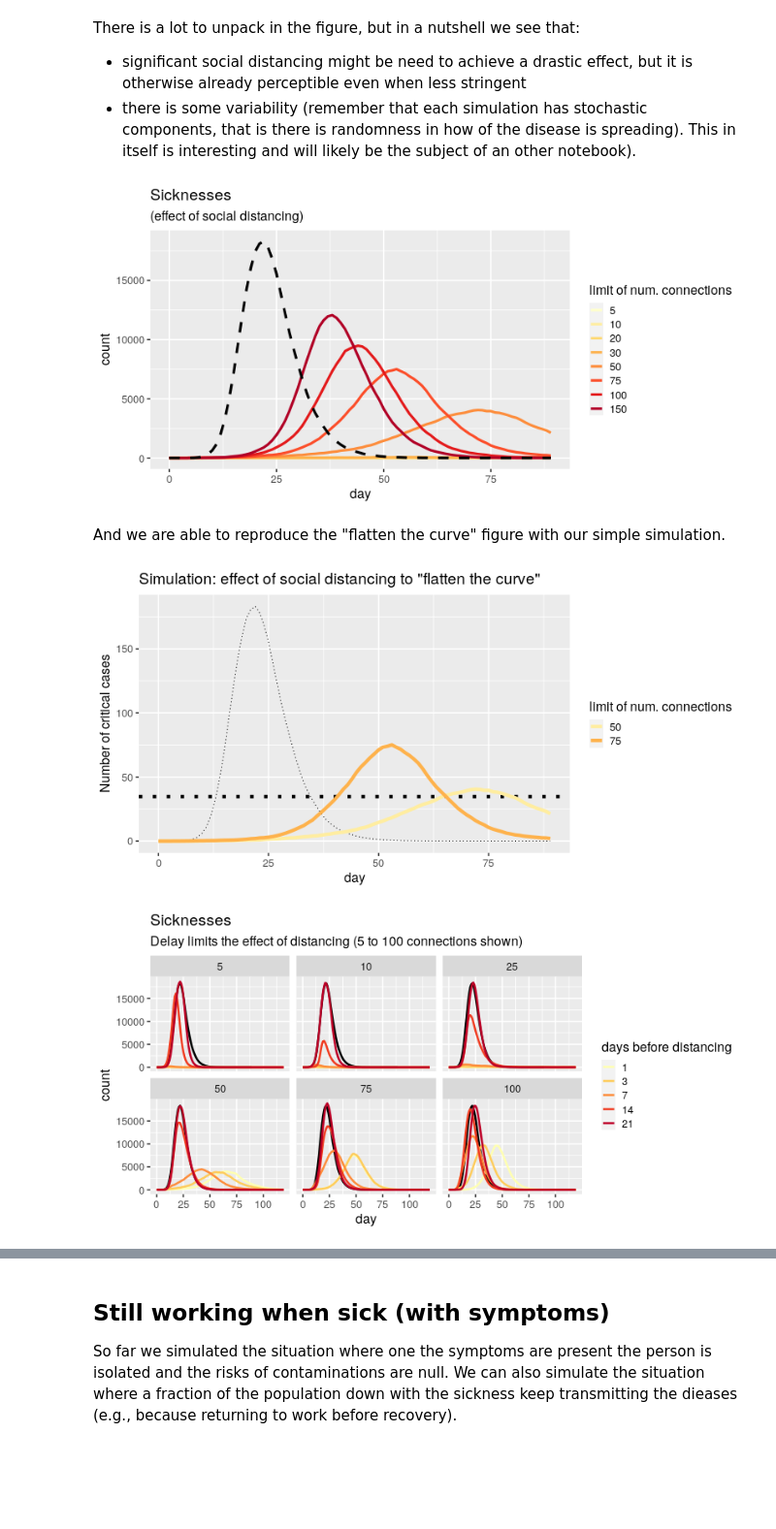
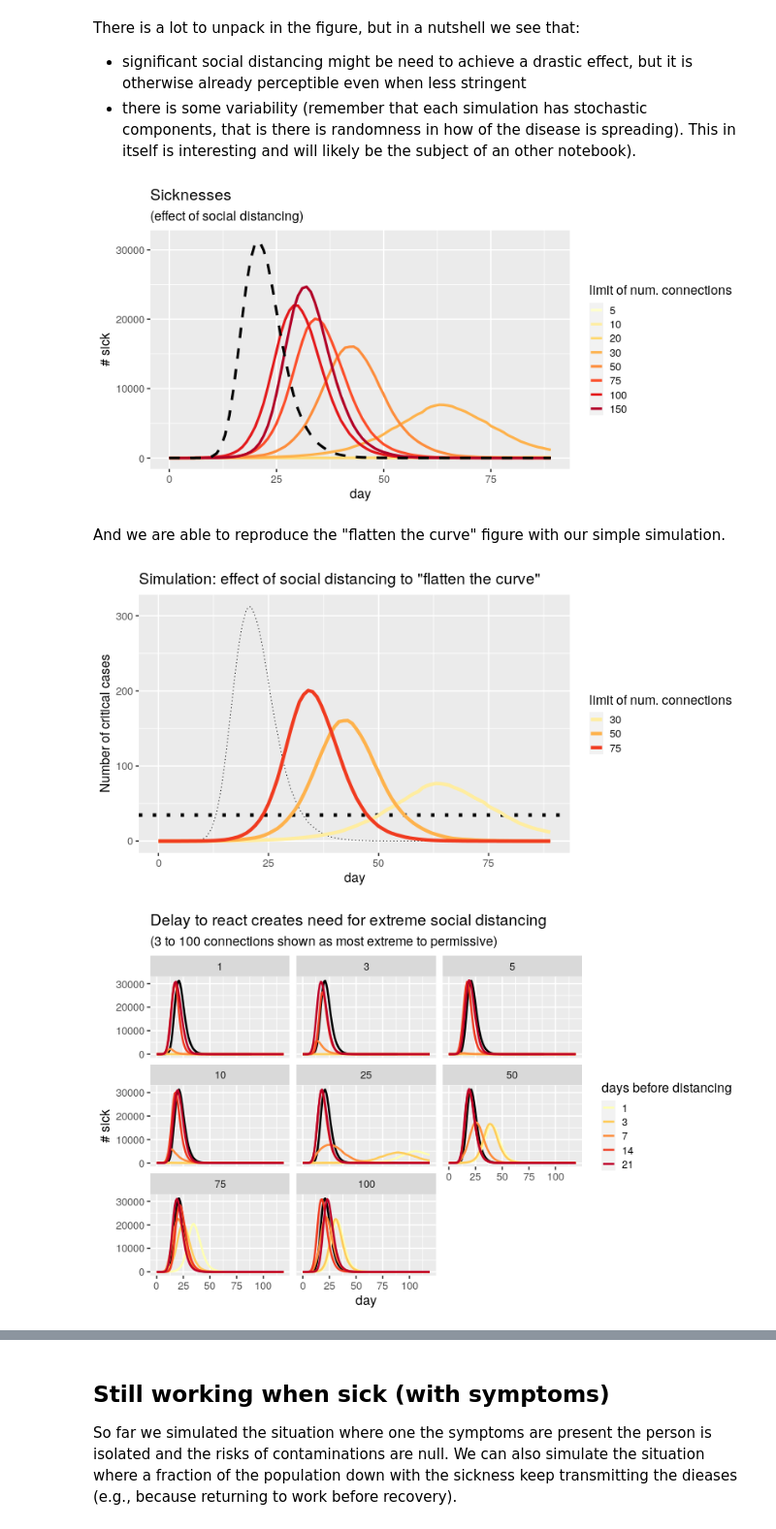
Before and after one commit to lgautier/rhinoceros, a Jupyter notebook: flat curver.ipynb, the cells around one changed output, grey strips where cells are left out. Shown at 97% size. Saved outputs shown, nothing was run; the diff lists cells and outputs as text; code cells hidden in the pictures; blank space fills up the shorter version.

```diff
--- a/flat curver.ipynb
+++ b/flat curver.ipynb
@@ -234,14 +166,13 @@ like rolling a 30-sided dice for every connection and rolling a 1 mean a contami
 
 First we run our simulation on our toy city and visualize every few days how the epidemic it spreading.
 # %%
-contagiousness = 1/30
 # 3 months (3 times 30 days) should enough for our incubation and sickness durations, and the
 # kind of network we are considering.
 duration_of_simulation = 20
 no_intervention = Monitor()
 for day in range(duration_of_simulation):
     no_intervention.record(day, toy_city)
-    simulate_day_sick_home(toy_city, contagiousness)
+    simulate_day_sick_home(toy_city, disease)
     if day % 5 == 0:
         print('day %i: %i infected (%i incubating, %i sick)' %
               (day, len(toy_city.incubating) + len(toy_city.sick),
@@ -259,9 +190,8 @@ day 15: 44 infected (19 incubating, 25 sick)
 # %%
-contagiousness = 1/30
 # 3 months (3 times 30 days) should enough for our incubation and sickness durations, and the
 # kind of network we are considering.
 duration_of_simulation = 3*30
 no_intervention = Monitor()
 for day in range(duration_of_simulation):
     no_intervention.record(day, city)
-    simulate_day_sick_home(city, contagiousness)
+    simulate_day_sick_home(city, disease)
@@ -283,7 +198,7 @@ def build_dataframe(monitor):
 # %% [markdown]
 Now we can plot the results of our simulation in the form of the number of people that are still susceptible, incubating, and sick.
 # %%
-dataf_no_intervention = build_dataframe(no_intervention)
+dataf_no_intervention = rh.build_dataframe(no_intervention)
 p = (gp.ggplot(dataf_no_intervention) +
      gp.geom_line(gp.aes_string(x='day', y='count', color='what')) +
      gp.scale_y_continuous('Number of people') +
@@ -411,6 +313,7 @@ p = (gp.ggplot(dataf_no_intervention.filter('what == "sick"')) +
                   lwd=1.5,
                   data=dataf_distancing.filter('what == "sick"')) +
      gp.geom_line(gp.aes_string(x='day', y='count'), lwd=1.5, lty=2) +
+     gp.scale_y_continuous('# sick') +
      gp.scale_color_brewer('limit of num. connections', palette='YlOrRd') +
      gp.theme_grey(base_size=16) +
      gp.ggtitle('Sicknesses',
@@ -418,7 +321,7 @@ p = (gp.ggplot(dataf_no_intervention.filter('what == "sick"')) +
 )
 image_png(p)
 # %% [output]
-[figure, old version]
+[figure, new version]
 # %% [markdown]
 And we are able to reproduce the "flatten the curve" figure with our simple simulation.
 # %%
@@ -431,7 +334,7 @@ p = (gp.ggplot(dataf_no_intervention.filter('what == "sick"')) +
                                 color='factor(max_size, ordered = TRUE)'),
                   lwd=2,
                   data=dataf_distancing.filter('what == "sick"',
-                                        'max_size %in% c(50, 75)')) +
+                                        'max_size %in% c(30, 50, 75)')) +
      gp.scale_y_continuous('Number of critical cases') +
      gp.scale_color_brewer('limit of num. connections', palette='YlOrRd') +
      gp.theme_grey(base_size=16) +
@@ -439,21 +342,21 @@ p = (gp.ggplot(dataf_no_intervention.filter('what == "sick"')) +
 )
 image_png(p)
 # %% [output]
-[figure, old version]
+[figure, new version]
 # %%
-contagiousness = 1/30
 max_size = 75
 res = []
 for delay in (1, 3, 7, 14, 21):
-    for max_size in (5, 10, 25, 50, 75, 100):
-        delayed_response = simulate_cancelled_events(
-            city, max_size,
+    for max_size in (1, 3, 5, 10, 25, 50, 75, 100):
+        delayed_response = rh.simulate_cancelled_events(
+            city, disease, max_size,
             simulate_day_sick_home,
+            initial_cases,
             delay=delay, ndays=4*30
         )
-        res.append(build_dataframe(delayed_response).mutate(delay=delay,
-                                                            max_size=max_size,
-                                                            ndays=4*30))
+        res.append(rh.build_dataframe(delayed_response).mutate(delay=delay,
+                                                               max_size=max_size,
+                                                               ndays=4*30))
 
 dataf_delay = dplyr.DataFrame(
     dplyr.dplyr.bind_rows(*res)
@@ -461,23 +364,24 @@ dataf_delay = dplyr.DataFrame(
 # %%
 p = (gp.ggplot(dataf_no_intervention
                .filter('what == "sick"')) +
      gp.geom_line(gp.aes_string(x='day', y='count'), lwd=1.2) +
      gp.geom_line(gp.aes_string(x='day', y='count',
                                 group='delay',
                                 color='factor(delay, ordered = TRUE)'),
                   lwd=1.2,
                   data=(dataf_delay
                         .filter('what == "sick"'))
                  ) +
+     gp.scale_y_continuous('# sick') +
      gp.scale_color_brewer('days before distancing', palette='YlOrRd') +
      gp.facet_wrap('~ max_size') +
      gp.theme_grey(base_size=16) +
-     gp.ggtitle('Sicknesses',
-                sub='Delay limits the effect of distancing (5 to 100 connections shown)')
+     gp.ggtitle('Delay to react creates need for extreme social distancing',
+                sub='(3 to 100 connections shown as most extreme to permissive)')
 )
-image_png(p)
+image_png(p, height=500)
 # %% [output]
-[figure, old version]
+[figure, new version]
 # %%
 p = (gp.ggplot(dataf_no_intervention
                .filter('what == "sick"')) +
```
Also changed, not shown: parts of 37 cells of this notebook, 2 other files.
